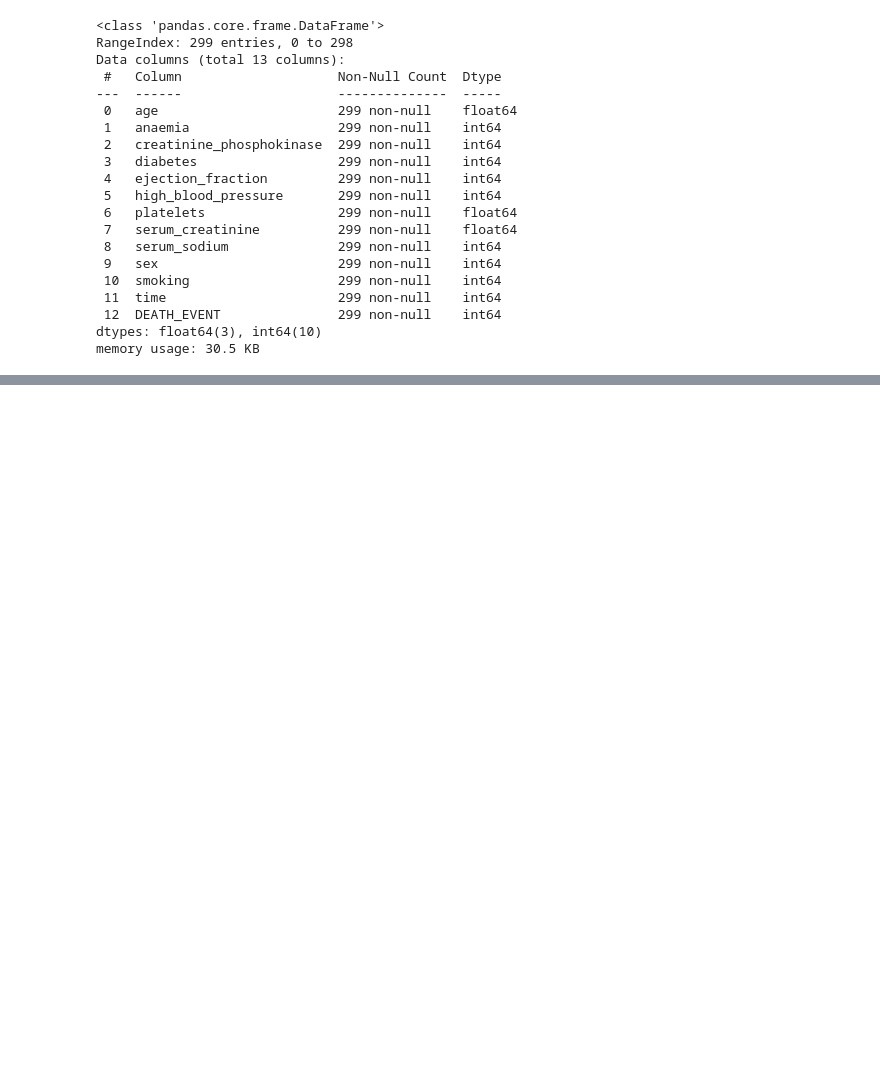
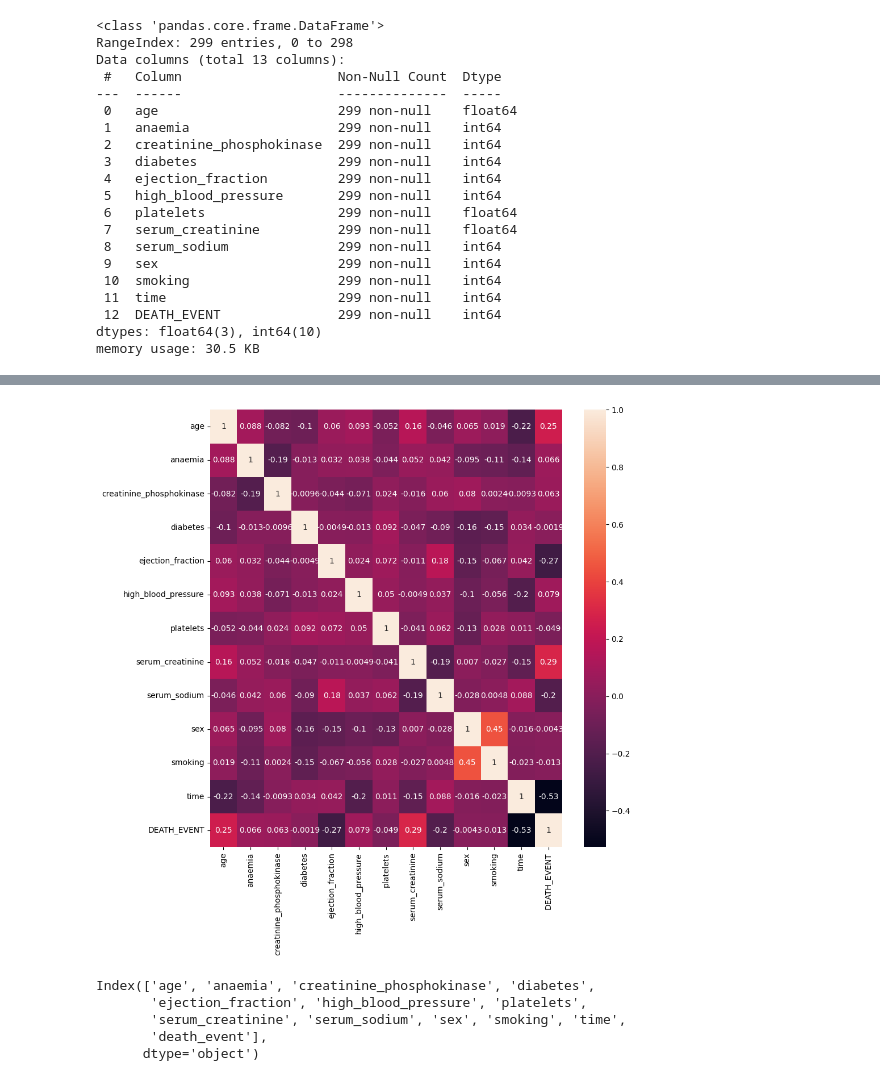
Before and after one commit to ShukrohBello/Machine-Learning-Zoomcamp, a Jupyter notebook: CapstoneProjects/Heart_Failure_Prediction_Project/HF_Predict.ipynb, the cells around one changed output, grey strips where cells are left out. Saved outputs shown, nothing was run; the diff lists cells and outputs as text; code cells hidden in the pictures; blank space fills up the shorter version.

```diff
--- a/CapstoneProjects/Heart_Failure_Prediction_Project/HF_Predict.ipynb
+++ b/CapstoneProjects/Heart_Failure_Prediction_Project/HF_Predict.ipynb
@@ -98,0 +121,18 @@ memory usage: 30.5 KB
+# %%
+plt.figure(figsize=(10,10))
+sns.heatmap(df.corr(),annot=True)
+plt.show()
+# %% [output]
+[figure, added]
+# %%
+# Rename one column, e.g., 'DEATH_EVENT' → 'death_event'
+df.rename(columns={'DEATH_EVENT': 'death_event'}, inplace=True)
+
+# Check the result
+print(df.columns)
+# %% [output]
+Index(['age', 'anaemia', 'creatinine_phosphokinase', 'diabetes',
+       'ejection_fraction', 'high_blood_pressure', 'platelets',
+       'serum_creatinine', 'serum_sodium', 'sex', 'smoking', 'time',
+       'death_event'],
+      dtype='object')
```
Also changed, not shown: parts of 10 cells of this notebook.
